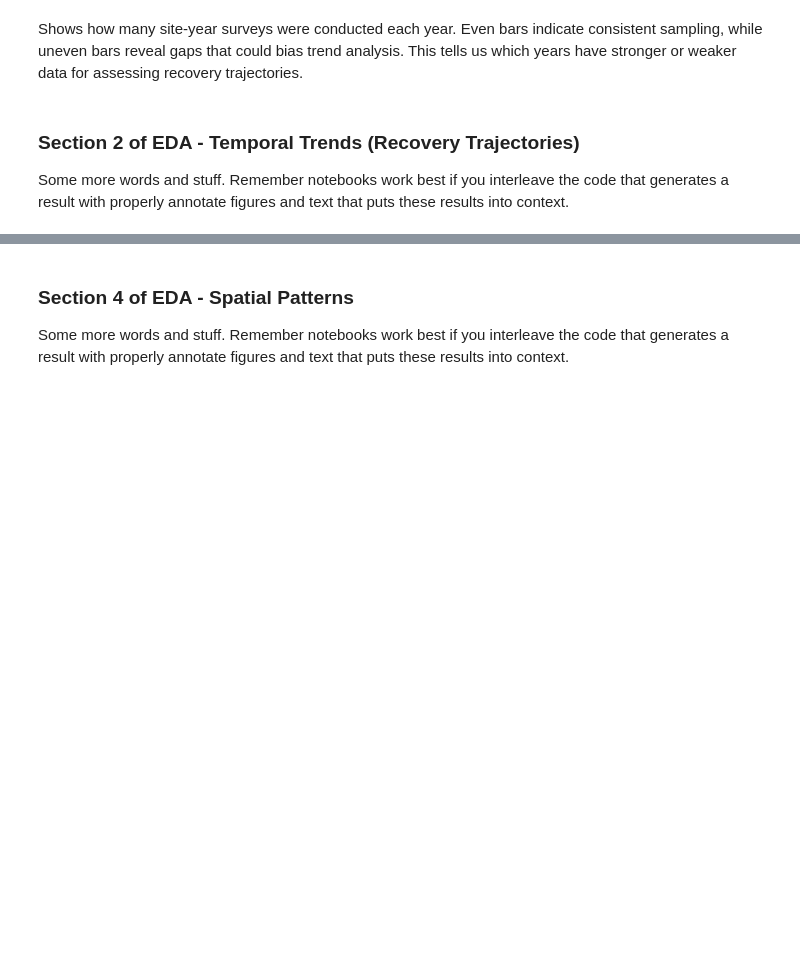
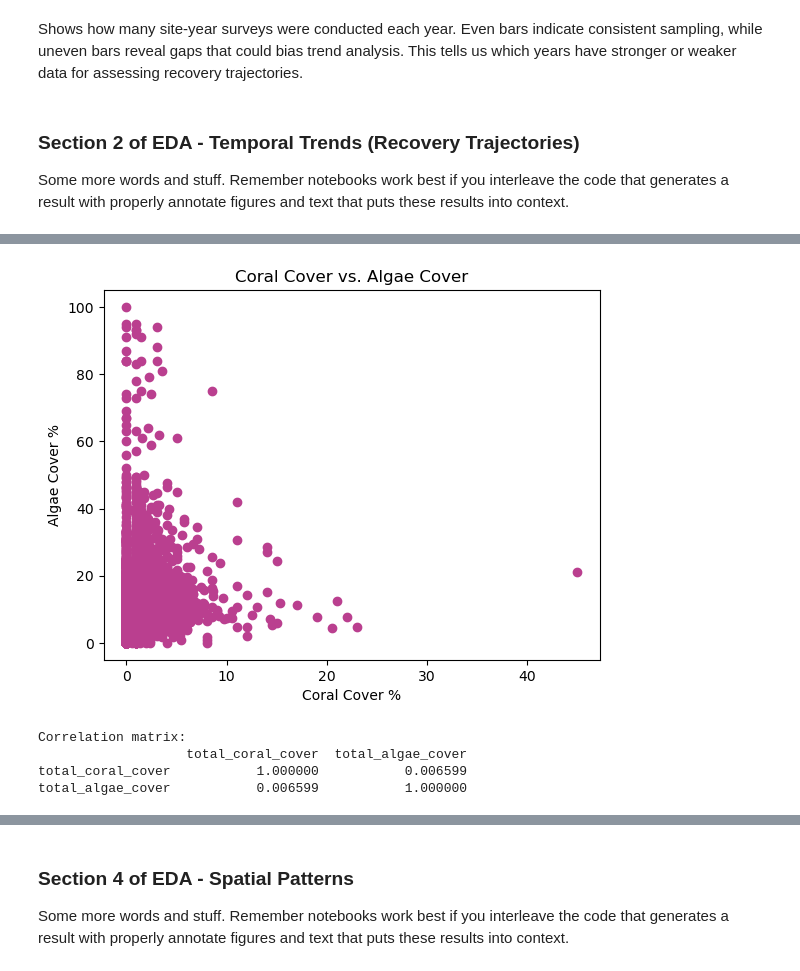
Before and after one commit to COGS108/Group032_WI26, a Jupyter notebook: 02-EDACheckpoint.ipynb, the cells around one changed output, grey strips where cells are left out. Drawn from its saved outputs; the diff is of its cells as text; code cells hidden in the pictures; blank space fills up the shorter version.

Commit message:
Add Coral vs Algae Relationship Analysis

```diff
--- a/02-EDACheckpoint.ipynb
+++ b/02-EDACheckpoint.ipynb
@@ -910,0 +930,3 @@ Some more words and stuff.  Remember notebooks work best if you interleave the c
+# %%
+df = pd.read_csv("site_year_cover.csv")
+print(df.head())
@@ -910,0 +947,21 @@ Some more words and stuff.  Remember notebooks work best if you interleave the c
+# %%
+#SCATTERPLOT
+#Coral cover vs. Algae cover
+
+plt.figure()
+plt.scatter(df['total_coral_cover'], df['total_algae_cover'], color='#BA3F8F')
+plt.xlabel("Coral Cover %")
+plt.ylabel("Algae Cover %")
+plt.title("Coral Cover vs. Algae Cover")
+plt.show()
+# %% [output]
+[figure, added]
+# %%
+correlation_matrix = df[['total_coral_cover', 'total_algae_cover']].corr()
+print("\nCorrelation matrix:")
+print(correlation_matrix)
+# %% [output]
+Correlation matrix:
+                   total_coral_cover  total_algae_cover
+total_coral_cover           1.000000           0.006599
+total_algae_cover           0.006599           1.000000
```
Also changed, not shown: parts of 9 cells of this notebook.
